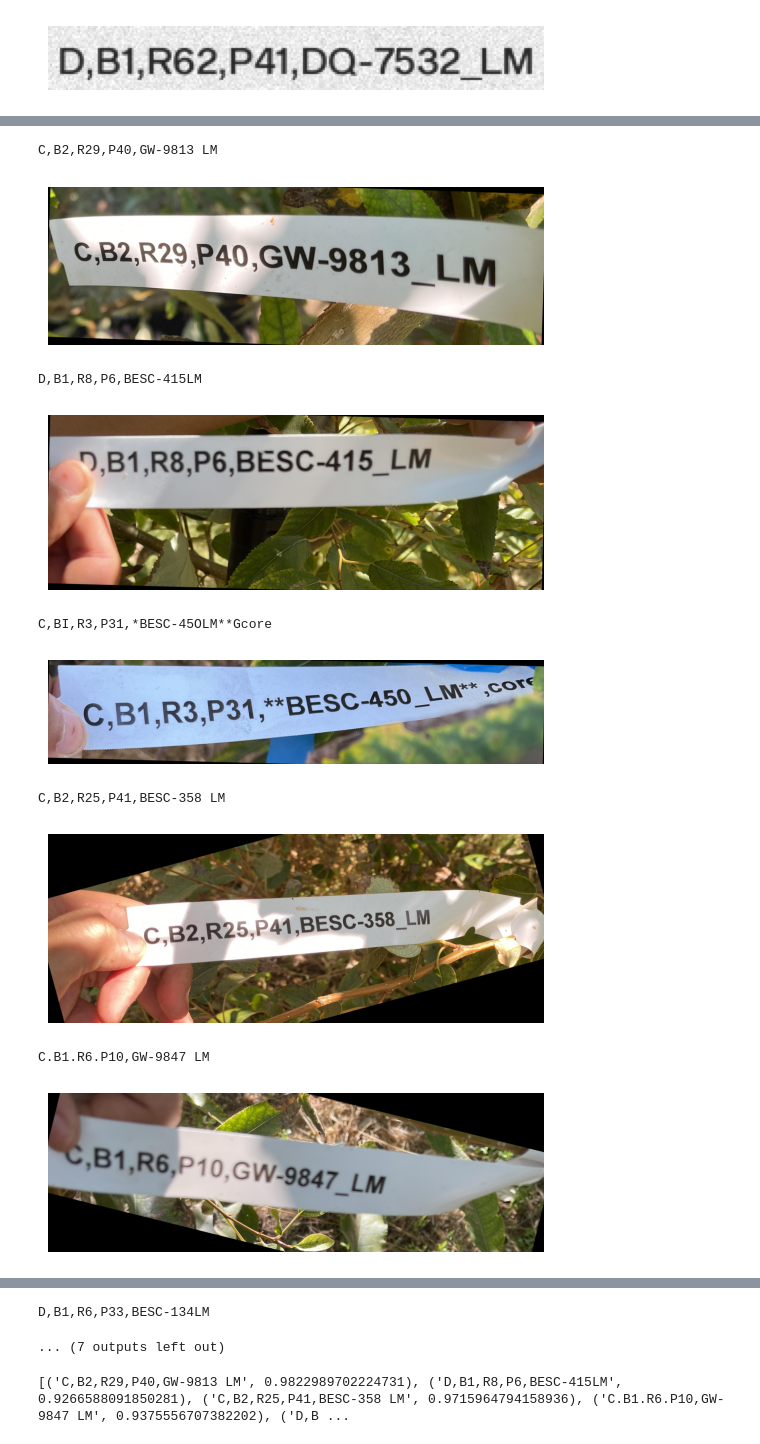
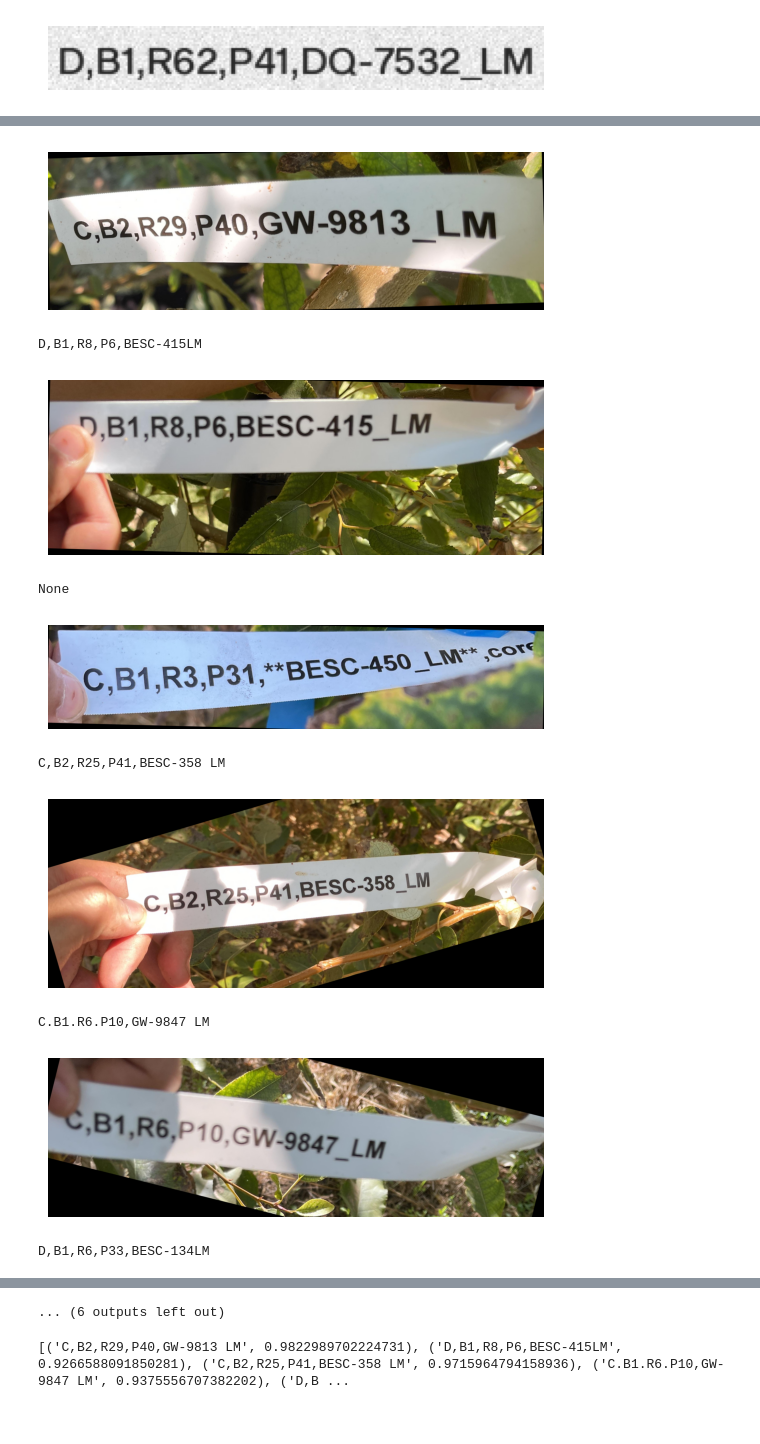
Before and after one commit to vivaansinghvi07/smoky-mountain-data-comp, a Jupyter notebook: step1.ipynb, the cells around one changed output, grey strips where cells are left out. Saved outputs shown, nothing was run; the diff lists cells and outputs as text; code cells hidden in the pictures.

```diff
--- a/step1.ipynb
+++ b/step1.ipynb
@@ -151,8 +154,8 @@ def get_text(text: Any, mode: str) -> str:
             return None
         for item in text[0]:
             output += item[1][0]
-        if len(output) < 10:
-            return None
+        # if len(output) < 10:
+        #     return None
         return output
     elif mode == "easy":
         output = ""
@@ -168,7 +171,7 @@ for image in cropped_images:
     if (text:=get_text(PADDLE_OCR.ocr(image), mode="paddle")) is None:
         bw_image = process_image(image, strength=-2)
         text = get_text(PADDLE_OCR.ocr(bw_image), mode="paddle")
-        image = bw_image
+        # image = bw_image
     textImg.append(text)
     print(text)
     imshow(image)
@@ -177,10 +180,10 @@ for image in cropped_images:
+[figure, new version]
-C,B2,R29,P40,GW-9813 LM
+D,B1,R8,P6,BESC-415LM
-[figure, old version]
+[figure]
-D,B1,R8,P6,BESC-415LM
+None
-[figure]
+[figure]
-C,BI,R3,P31,*BESC-45OLM**Gcore
+C,B2,R25,P41,BESC-358 LM
-[figure]
+[figure, new version]
-C,B2,R25,P41,BESC-358 LM
+C.B1.R6.P10,GW-9847 LM
-[figure, old version]
+[figure]
-C.B1.R6.P10,GW-9847 LM
+D,B1,R6,P33,BESC-134LM
-[figure]
@@ -187,5 +191,4 @@ C.B1.R6.P10,GW-9847 LM
-D,B1,R6,P33,BESC-134LM
+... (6 outputs left out)
-... (7 outputs left out)
 # %%
 texts = []
 for i in textImg:
```
Also changed, not shown: parts of 2 cells of this notebook.
